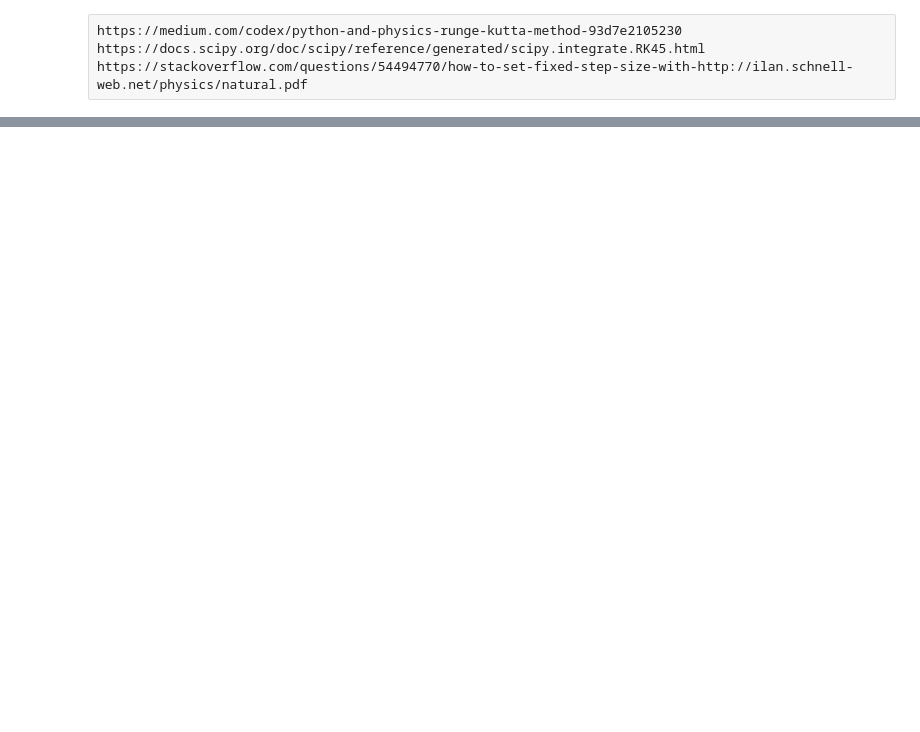
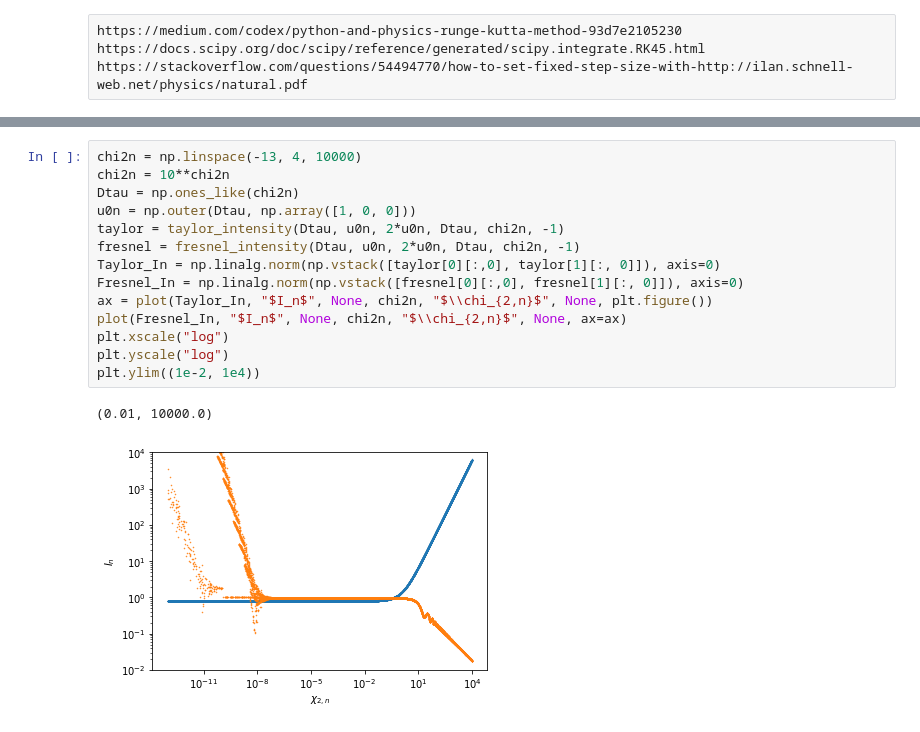
Before and after one commit to jvonk/CRES, a Jupyter notebook: Particle Motion.ipynb, the cells around one changed output, grey strips where cells are left out. Cells and saved outputs as stored; diff of their text form; blank space fills up the shorter version.

```diff
--- a/Particle Motion.ipynb
+++ b/Particle Motion.ipynb
@@ -147,0 +110,17 @@ T_generated = np.vectorize(contravariant_stress_energy, signature="(4,4)->(4,4)"
+# %%
+chi2n = np.linspace(-13, 4, 10000)
+chi2n = 10**chi2n
+Dtau = np.ones_like(chi2n)
+u0n = np.outer(Dtau, np.array([1, 0, 0]))
+taylor = taylor_intensity(Dtau, u0n, 2*u0n, Dtau, chi2n, -1)
+fresnel = fresnel_intensity(Dtau, u0n, 2*u0n, Dtau, chi2n, -1)
+Taylor_In = np.linalg.norm(np.vstack([taylor[0][:,0], taylor[1][:, 0]]), axis=0)
+Fresnel_In = np.linalg.norm(np.vstack([fresnel[0][:,0], fresnel[1][:, 0]]), axis=0)
+ax = plot(Taylor_In, "$I_n$", None, chi2n, "$\\chi_{2,n}$", None, plt.figure())
+plot(Fresnel_In, "$I_n$", None, chi2n, "$\\chi_{2,n}$", None, ax=ax)
+plt.xscale("log")
+plt.yscale("log")
+plt.ylim((1e-2, 1e4))
+# %% [output]
+(0.01, 10000.0)
+[figure, added]
```
Also changed, not shown: parts of 63 cells of this notebook, 11 other files.
